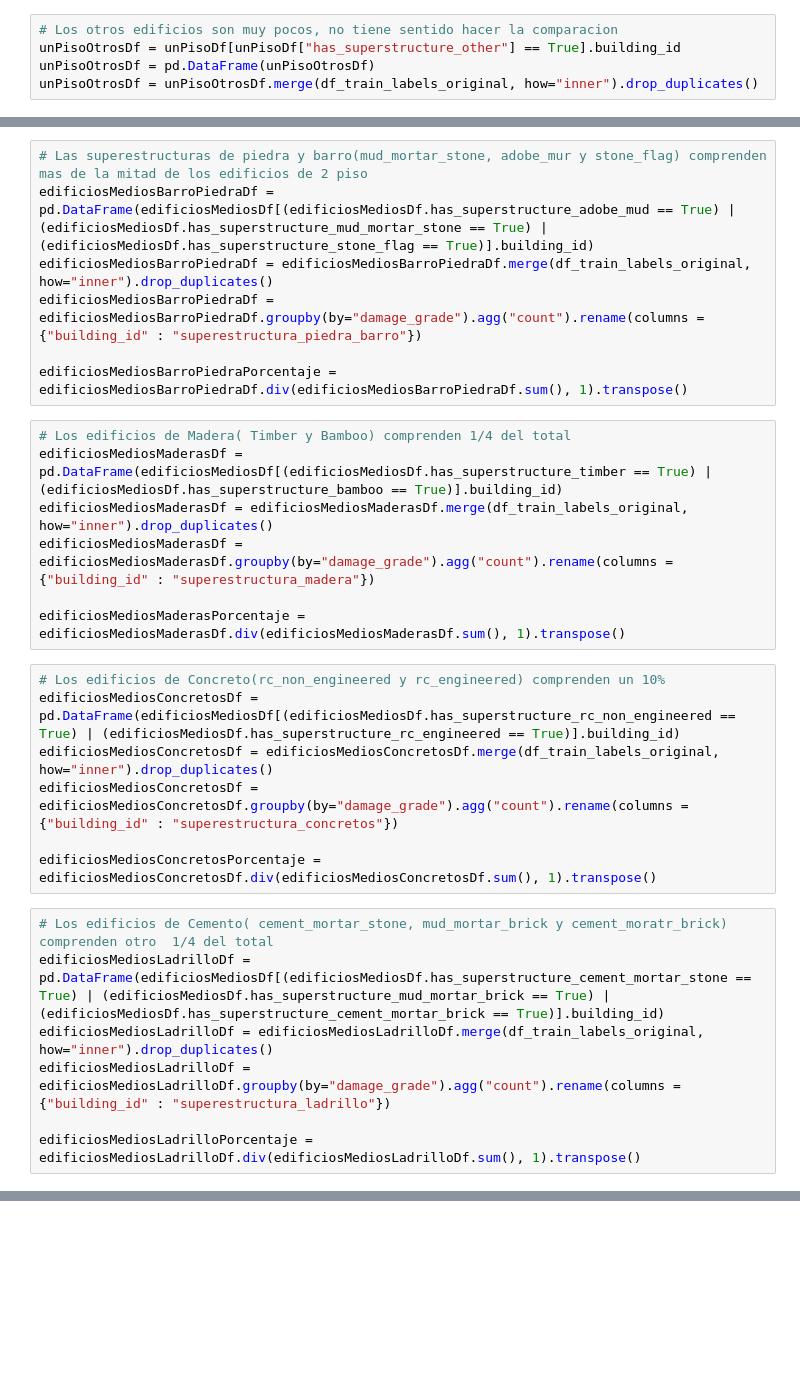
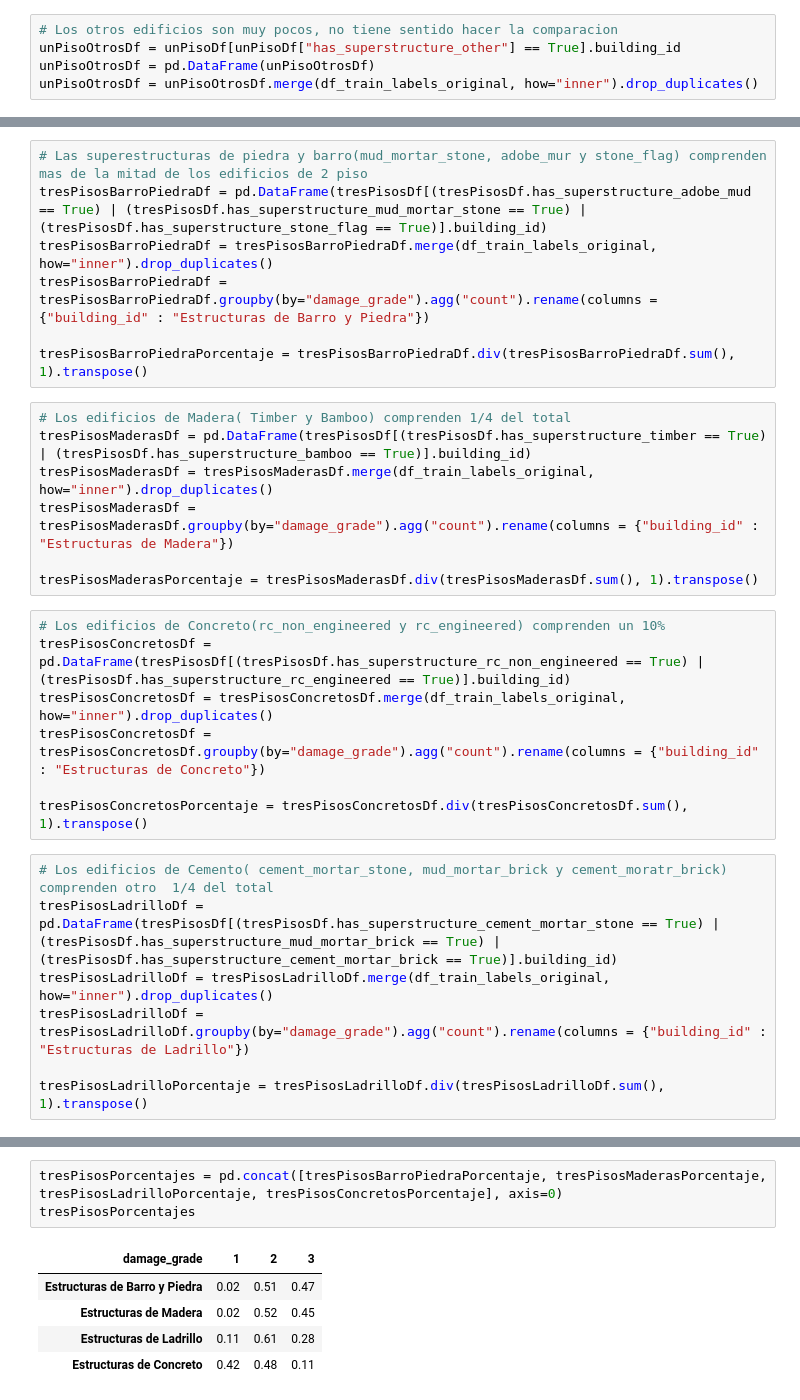
Before and after one commit to FranciscoGauna/TP-Datos-2021, a Jupyter notebook: ExploracionPorCantidadDePisos.ipynb, the cells around one changed output, grey strips where cells are left out. Saved outputs shown, nothing was run; the diff lists cells and outputs as text; blank space fills up the shorter version.

```diff
--- a/ExploracionPorCantidadDePisos.ipynb
+++ b/ExploracionPorCantidadDePisos.ipynb
@@ -170,29 +218,29 @@ fig = px.bar(dosPisosPorcentajes, x=dosPisosPorcentajes.columns, y=dosPisosPorce
 fig.show()
 # %%
 # Las superestructuras de piedra y barro(mud_mortar_stone, adobe_mur y stone_flag) comprenden mas de la mitad de los edificios de 2 piso
-edificiosMediosBarroPiedraDf = pd.DataFrame(edificiosMediosDf[(edificiosMediosDf.has_superstructure_adobe_mud == True) | (edificiosMediosDf.has_superstructure_mud_mortar_stone == True) | (edificiosMediosDf.has_superstructure_stone_flag == True)].building_id)
-edificiosMediosBarroPiedraDf = edificiosMediosBarroPiedraDf.merge(df_train_labels_original, how="inner").drop_duplicates()
-edificiosMediosBarroPiedraDf = edificiosMediosBarroPiedraDf.groupby(by="damage_grade").agg("count").rename(columns = {"building_id" : "superestructura_piedra_barro"})
+tresPisosBarroPiedraDf = pd.DataFrame(tresPisosDf[(tresPisosDf.has_superstructure_adobe_mud == True) | (tresPisosDf.has_superstructure_mud_mortar_stone == True) | (tresPisosDf.has_superstructure_stone_flag == True)].building_id)
+tresPisosBarroPiedraDf = tresPisosBarroPiedraDf.merge(df_train_labels_original, how="inner").drop_duplicates()
+tresPisosBarroPiedraDf = tresPisosBarroPiedraDf.groupby(by="damage_grade").agg("count").rename(columns = {"building_id" : "Estructuras de Barro y Piedra"})
 
-edificiosMediosBarroPiedraPorcentaje = edificiosMediosBarroPiedraDf.div(edificiosMediosBarroPiedraDf.sum(), 1).transpose()
+tresPisosBarroPiedraPorcentaje = tresPisosBarroPiedraDf.div(tresPisosBarroPiedraDf.sum(), 1).transpose()
 # %%
 # Los edificios de Madera( Timber y Bamboo) comprenden 1/4 del total
-edificiosMediosMaderasDf = pd.DataFrame(edificiosMediosDf[(edificiosMediosDf.has_superstructure_timber == True) | (edificiosMediosDf.has_superstructure_bamboo == True)].building_id)
-edificiosMediosMaderasDf = edificiosMediosMaderasDf.merge(df_train_labels_original, how="inner").drop_duplicates()
-edificiosMediosMaderasDf = edificiosMediosMaderasDf.groupby(by="damage_grade").agg("count").rename(columns = {"building_id" : "superestructura_madera"})
+tresPisosMaderasDf = pd.DataFrame(tresPisosDf[(tresPisosDf.has_superstructure_timber == True) | (tresPisosDf.has_superstructure_bamboo == True)].building_id)
+tresPisosMaderasDf = tresPisosMaderasDf.merge(df_train_labels_original, how="inner").drop_duplicates()
+tresPisosMaderasDf = tresPisosMaderasDf.groupby(by="damage_grade").agg("count").rename(columns = {"building_id" : "Estructuras de Madera"})
 
-edificiosMediosMaderasPorcentaje = edificiosMediosMaderasDf.div(edificiosMediosMaderasDf.sum(), 1).transpose()
+tresPisosMaderasPorcentaje = tresPisosMaderasDf.div(tresPisosMaderasDf.sum(), 1).transpose()
 # %%
 # Los edificios de Concreto(rc_non_engineered y rc_engineered) comprenden un 10%
-edificiosMediosConcretosDf = pd.DataFrame(edificiosMediosDf[(edificiosMediosDf.has_superstructure_rc_non_engineered == True) | (edificiosMediosDf.has_superstructure_rc_engineered == True)].building_id)
-edificiosMediosConcretosDf = edificiosMediosConcretosDf.merge(df_train_labels_original, how="inner").drop_duplicates()
-edificiosMediosConcretosDf = edificiosMediosConcretosDf.groupby(by="damage_grade").agg("count").rename(columns = {"building_id" : "superestructura_concretos"})
+tresPisosConcretosDf = pd.DataFrame(tresPisosDf[(tresPisosDf.has_superstructure_rc_non_engineered == True) | (tresPisosDf.has_superstructure_rc_engineered == True)].building_id)
+tresPisosConcretosDf = tresPisosConcretosDf.merge(df_train_labels_original, how="inner").drop_duplicates()
+tresPisosConcretosDf = tresPisosConcretosDf.groupby(by="damage_grade").agg("count").rename(columns = {"building_id" : "Estructuras de Concreto"})
 
-edificiosMediosConcretosPorcentaje = edificiosMediosConcretosDf.div(edificiosMediosConcretosDf.sum(), 1).transpose()
+tresPisosConcretosPorcentaje = tresPisosConcretosDf.div(tresPisosConcretosDf.sum(), 1).transpose()
 # %%
 # Los edificios de Cemento( cement_mortar_stone, mud_mortar_brick y cement_moratr_brick) comprenden otro  1/4 del total
-edificiosMediosLadrilloDf = pd.DataFrame(edificiosMediosDf[(edificiosMediosDf.has_superstructure_cement_mortar_stone == True) | (edificiosMediosDf.has_superstructure_mud_mortar_brick == True) | (edificiosMediosDf.has_superstructure_cement_mortar_brick == True)].building_id)
-edificiosMediosLadrilloDf = edificiosMediosLadrilloDf.merge(df_train_labels_original, how="inner").drop_duplicates()
-edificiosMediosLadrilloDf = edificiosMediosLadrilloDf.groupby(by="damage_grade").agg("count").rename(columns = {"building_id" : "superestructura_ladrillo"})
+tresPisosLadrilloDf = pd.DataFrame(tresPisosDf[(tresPisosDf.has_superstructure_cement_mortar_stone == True) | (tresPisosDf.has_superstructure_mud_mortar_brick == True) | (tresPisosDf.has_superstructure_cement_mortar_brick == True)].building_id)
+tresPisosLadrilloDf = tresPisosLadrilloDf.merge(df_train_labels_original, how="inner").drop_duplicates()
+tresPisosLadrilloDf = tresPisosLadrilloDf.groupby(by="damage_grade").agg("count").rename(columns = {"building_id" : "Estructuras de Ladrillo"})
 
-edificiosMediosLadrilloPorcentaje = edificiosMediosLadrilloDf.div(edificiosMediosLadrilloDf.sum(), 1).transpose()
+tresPisosLadrilloPorcentaje = tresPisosLadrilloDf.div(tresPisosLadrilloDf.sum(), 1).transpose()
@@ -208 +247,10 @@ edificiosMediosPorcentajes
+# %%
+tresPisosPorcentajes = pd.concat([tresPisosBarroPiedraPorcentaje, tresPisosMaderasPorcentaje, tresPisosLadrilloPorcentaje, tresPisosConcretosPorcentaje], axis=0)
+tresPisosPorcentajes
+# %% [output]
+| damage_grade | 1 | 2 | 3 |
+| Estructuras de Barro y Piedra | 0.02 | 0.51 | 0.47 |
+| Estructuras de Madera | 0.02 | 0.52 | 0.45 |
+| Estructuras de Ladrillo | 0.11 | 0.61 | 0.28 |
+| Estructuras de Concreto | 0.42 | 0.48 | 0.11 |
 # %%
```
Also changed, not shown: parts of 36 cells of this notebook.
